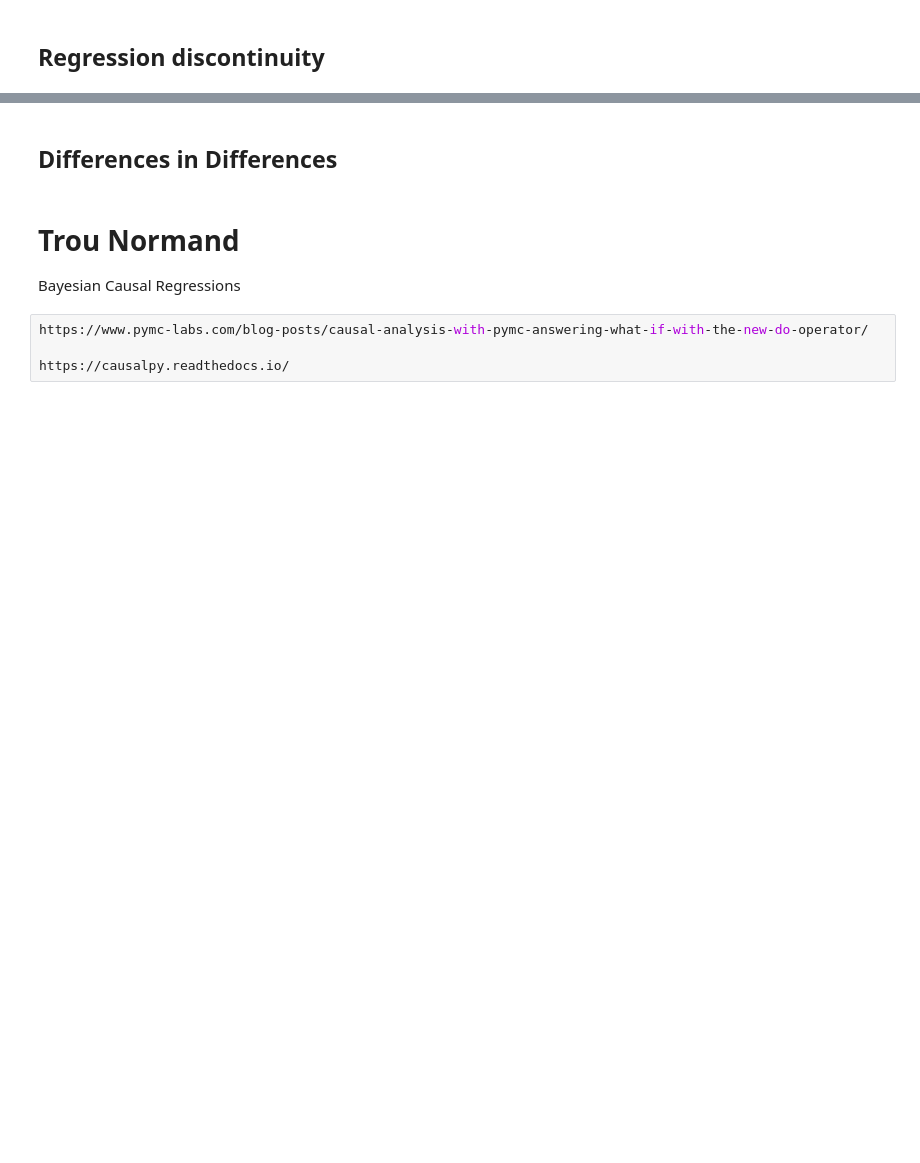
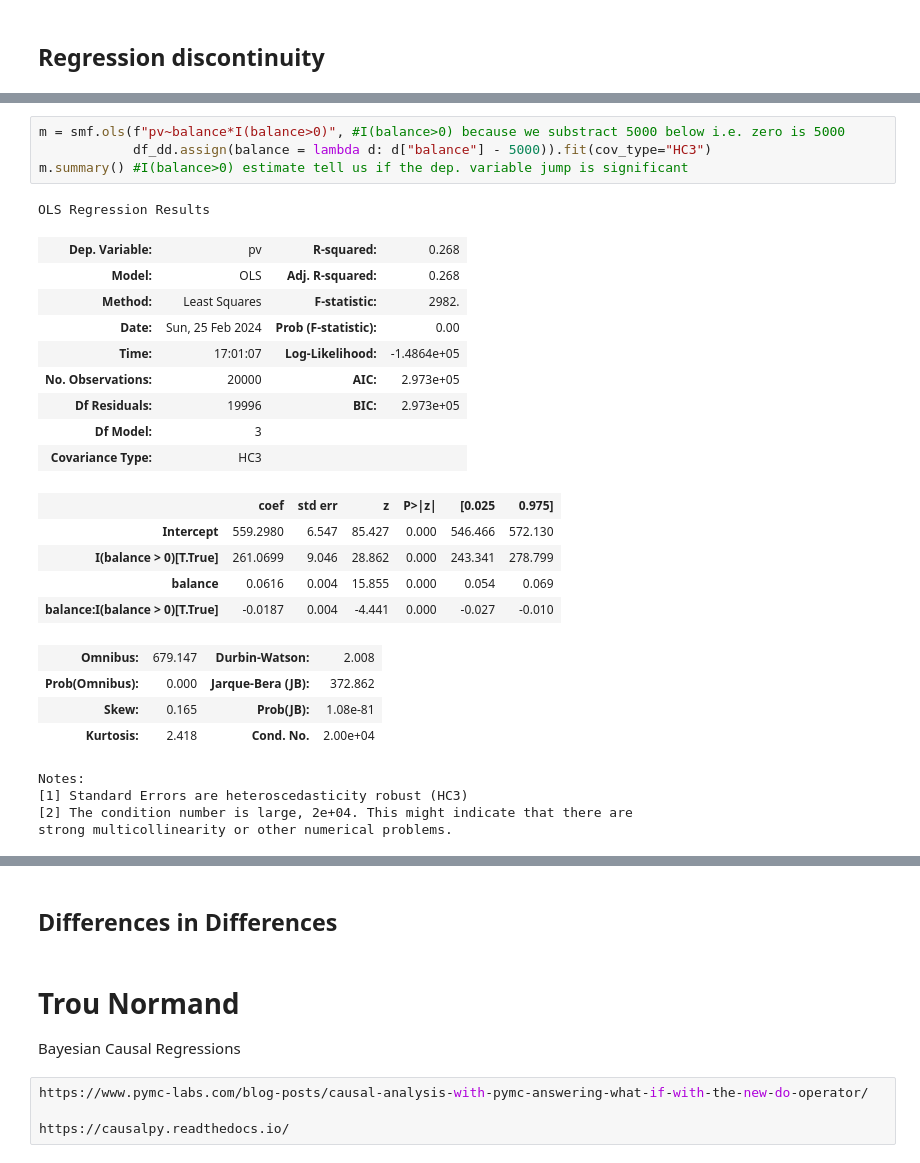
Before and after one commit to santiagoalonso/Data-Mining-TEC, a Jupyter notebook: Python/Python_Causal/DM_Causality.ipynb, the cells around one changed output, grey strips where cells are left out. Saved outputs shown, nothing was run; the diff lists cells and outputs as text; blank space fills up the shorter version.

```diff
--- a/Python/Python_Causal/DM_Causality.ipynb
+++ b/Python/Python_Causal/DM_Causality.ipynb
@@ -60,0 +160,28 @@ Examples:
+# %%
+m = smf.ols(f"pv~balance*I(balance>0)", #I(balance>0) because we substract 5000 below i.e. zero is 5000
+            df_dd.assign(balance = lambda d: d["balance"] - 5000)).fit(cov_type="HC3")
+m.summary() #I(balance>0) estimate tell us if the dep. variable jump is significant
+# %% [output]
+OLS Regression Results
+| Dep. Variable: | pv | R-squared: | 0.268 |
+| Model: | OLS | Adj. R-squared: | 0.268 |
+| Method: | Least Squares | F-statistic: | 2982. |
+| Date: | Sun, 25 Feb 2024 | Prob (F-statistic): | 0.00 |
+| Time: | 17:01:07 | Log-Likelihood: | -1.4864e+05 |
+| No. Observations: | 20000 | AIC: | 2.973e+05 |
+| Df Residuals: | 19996 | BIC: | 2.973e+05 |
+| Df Model: | 3 |  |  |
+| Covariance Type: | HC3 |  |  |
+|  | coef | std err | z | P>|z| | [0.025 | 0.975] |
+| Intercept | 559.2980 | 6.547 | 85.427 | 0.000 | 546.466 | 572.130 |
+| I(balance > 0)[T.True] | 261.0699 | 9.046 | 28.862 | 0.000 | 243.341 | 278.799 |
+| balance | 0.0616 | 0.004 | 15.855 | 0.000 | 0.054 | 0.069 |
+| balance:I(balance > 0)[T.True] | -0.0187 | 0.004 | -4.441 | 0.000 | -0.027 | -0.010 |
+| Omnibus: | 679.147 | Durbin-Watson: | 2.008 |
+| Prob(Omnibus): | 0.000 | Jarque-Bera (JB): | 372.862 |
+| Skew: | 0.165 | Prob(JB): | 1.08e-81 |
+| Kurtosis: | 2.418 | Cond. No. | 2.00e+04 |
+Notes:
+[1] Standard Errors are heteroscedasticity robust (HC3)
+[2] The condition number is large, 2e+04. This might indicate that there are
+strong multicollinearity or other numerical problems.
```
Also changed, not shown: parts of 15 cells of this notebook, 5 other files.
